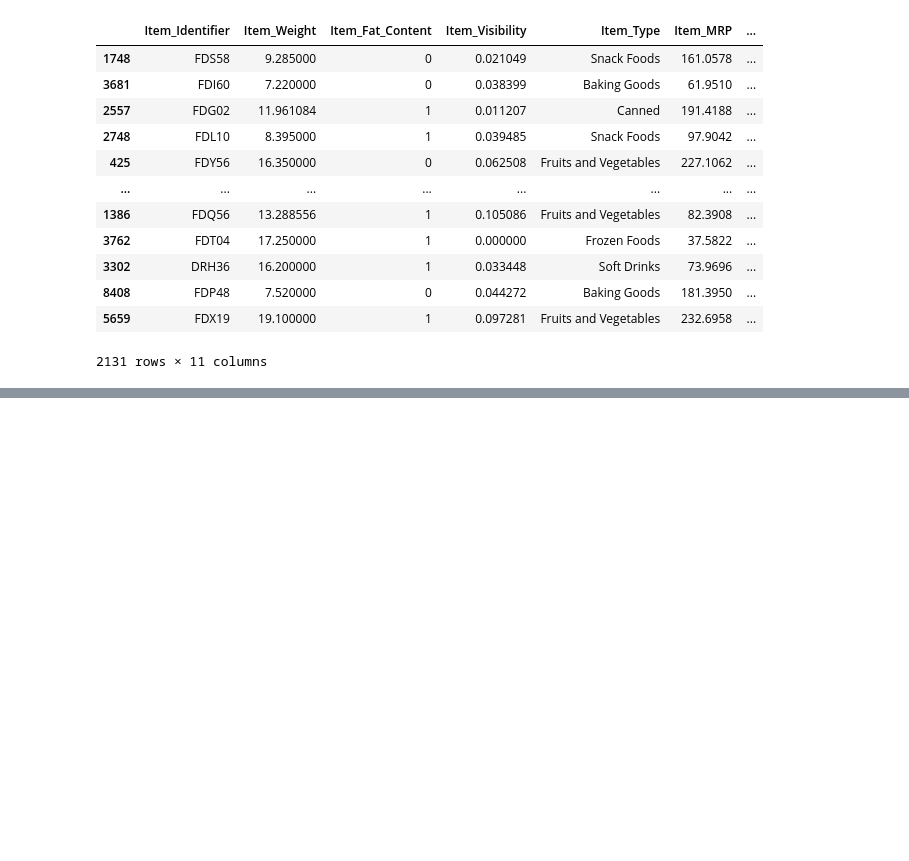
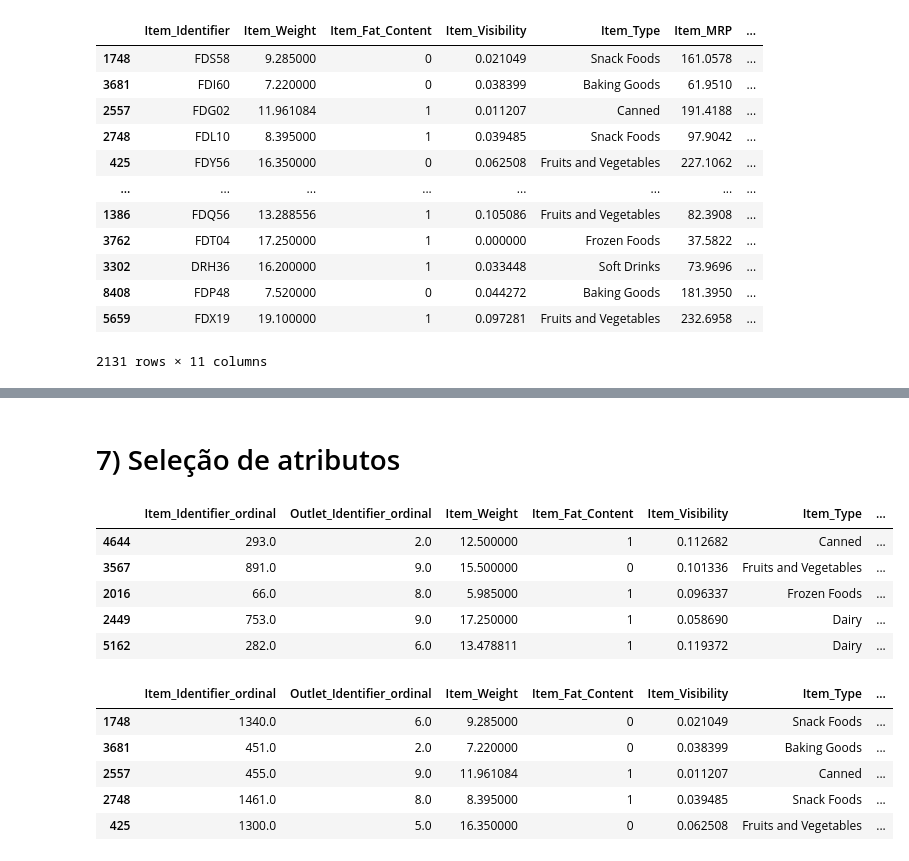
Before and after one commit to Krupique/mlops-projects, a Jupyter notebook: 02-bigmart_sales_prediction/notebook/demand_forecaster.ipynb, the cells around one changed output, grey strips where cells are left out. Cells and saved outputs as stored; diff of their text form; code cells hidden in the pictures; blank space fills up the shorter version.

```diff
--- a/02-bigmart_sales_prediction/notebook/demand_forecaster.ipynb
+++ b/02-bigmart_sales_prediction/notebook/demand_forecaster.ipynb
@@ -656,3 +693,5 @@ Index(['Item_Identifier', 'Item_Weight', 'Item_Fat_Content', 'Item_Visibility',
+# %% [markdown]
+# 7) Seleção de atributos
 # %%
 features_columns = [
     'Item_Identifier_ordinal',
@@ -671,0 +714,16 @@ features_columns = [
+# %%
+display(x_train_transformed.head())
+display(x_test_transformed.head())
+# %% [output]
+|  | Item_Identifier_ordinal | Outlet_Identifier_ordinal | Item_Weight | Item_Fat_Content | Item_Visibility | Item_Type | ... |
+| 4644 | 293.0 | 2.0 | 12.500000 | 1 | 0.112682 | Canned | ... |
+| 3567 | 891.0 | 9.0 | 15.500000 | 0 | 0.101336 | Fruits and Vegetables | ... |
+| 2016 | 66.0 | 8.0 | 5.985000 | 1 | 0.096337 | Frozen Foods | ... |
+| 2449 | 753.0 | 9.0 | 17.250000 | 1 | 0.058690 | Dairy | ... |
+| 5162 | 282.0 | 6.0 | 13.478811 | 1 | 0.119372 | Dairy | ... |
+|  | Item_Identifier_ordinal | Outlet_Identifier_ordinal | Item_Weight | Item_Fat_Content | Item_Visibility | Item_Type | ... |
+| 1748 | 1340.0 | 6.0 | 9.285000 | 0 | 0.021049 | Snack Foods | ... |
+| 3681 | 451.0 | 2.0 | 7.220000 | 0 | 0.038399 | Baking Goods | ... |
+| 2557 | 455.0 | 9.0 | 11.961084 | 1 | 0.011207 | Canned | ... |
+| 2748 | 1461.0 | 8.0 | 8.395000 | 1 | 0.039485 | Snack Foods | ... |
+| 425 | 1300.0 | 5.0 | 16.350000 | 0 | 0.062508 | Fruits and Vegetables | ... |
```
Also changed, not shown: parts of 13 cells of this notebook.
